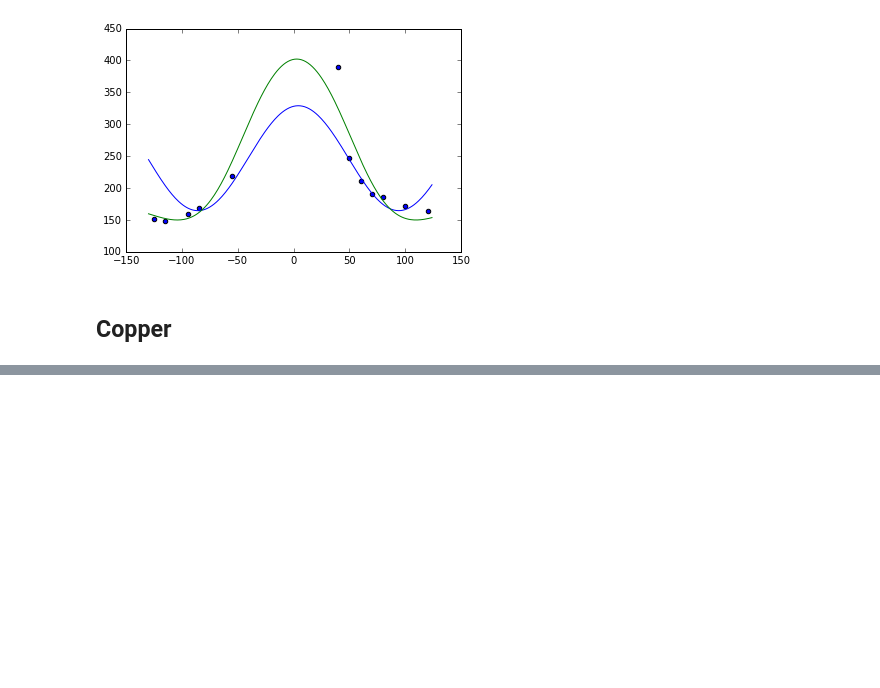
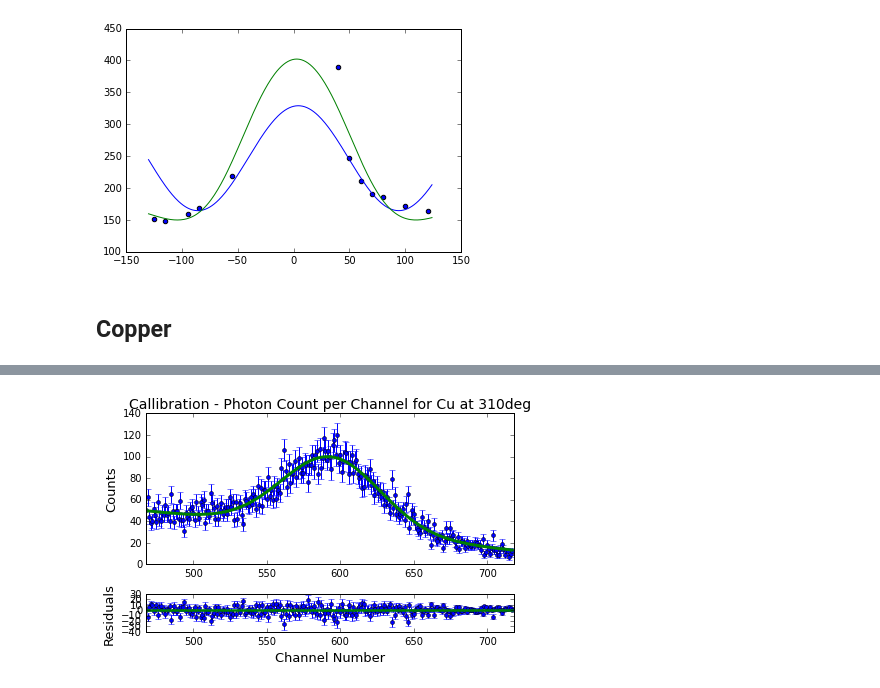
Before and after one commit to jmanlarkin/Compton, a Jupyter notebook: Scattering Fits.ipynb, the cells around one changed output, grey strips where cells are left out. Saved outputs shown, nothing was run; the diff lists cells and outputs as text; code cells hidden in the pictures; blank space fills up the shorter version.

```diff
--- a/Scattering Fits.ipynb
+++ b/Scattering Fits.ipynb
@@ -939,3 +910,7 @@ Cu_310chi = Chi(Cu_310param[0], data_Cu16, 200, Cu_310peak_x)
+# %%
+Plots(Cu_310param, 'Cu at 310deg')
+# %% [output]
+[figure, added]
 # %%
 Cu_peaks = np.asarray([Cu_55param[0][0], Cu_65param[0][0], Cu_75param[0][0], Cu_85param[0][0], Cu_95param[0][0],
                   Cu_105param[0][0], Cu_125param[0][0], Cu_135param[0][0], Cu_220param[0][0], Cu_230param[0][0], Cu_240param[0][0],
```
Also changed, not shown: parts of 14 cells of this notebook, 5 other files.
